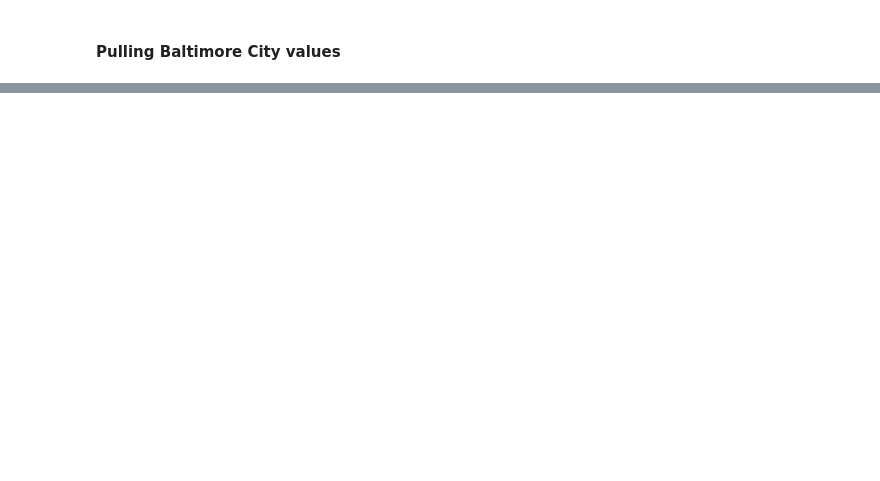
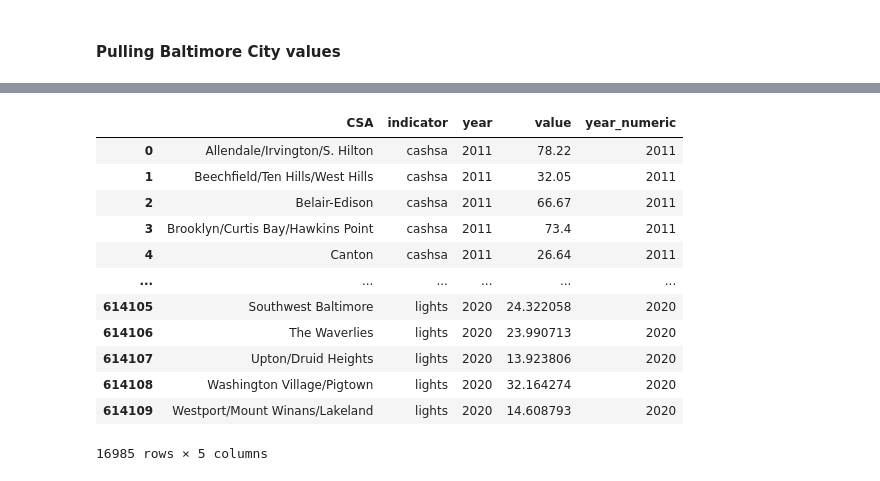
Before and after one commit to ejf78/cdc_vitalsigns, a Jupyter notebook: Vital_Signs_Data_Supplement.ipynb, the cells around one changed output, grey strips where cells are left out. Cells and saved outputs as stored; diff of their text form; code cells hidden in the pictures; blank space fills up the shorter version.

```diff
--- a/Vital_Signs_Data_Supplement.ipynb
+++ b/Vital_Signs_Data_Supplement.ipynb
@@ -154,7 +153,6 @@ new_indicator_df.head()
 # %%
 ### reformat data
-# drop geometry and objectID
-#new_indicator_df = new_indicator_df.drop(['OBJECTID','Shape__Area', 'Shape__Length', "geometry"], axis = 1)
+
 # melt (pivot longer)
 new_indicator_melted = new_indicator_df.melt(id_vars = ["CSA2010"],
                                   var_name = "year-indicator",
@@ -162,7 +160,7 @@ new_indicator_melted = new_indicator_df.melt(id_vars = ["CSA2010"],
 # drop NAs (a result of simply appending everything together)
 new_indicator_melted.dropna(subset = ["value"], inplace = True)
 # drop a strange value (indicator = 'City', value = 'Baltimore City')
-new_indicator_melted = new_indicator_melted[new_indicator_melted.value != "Baltimore City"]
+new_indicator_melted = new_indicator_melted[new_indicator_melted.value != "Baltimore City"].copy()
 # add year column
 new_indicator_melted["year"] = ['20' + i[-2:] for i in new_indicator_melted['year-indicator']]
 new_indicator_melted["year_numeric"] = [int(y) for y in new_indicator_melted.year]
@@ -267,0 +298,4 @@ https://services1.arcgis.com/mVFRs7NF4iFitgbY/arcgis/rest/services/Lights/Featur
+# %%
+# grab column order
+existing_cols = existing_df.columns
+existing_df.head(10)
@@ -267,0 +314,19 @@ https://services1.arcgis.com/mVFRs7NF4iFitgbY/arcgis/rest/services/Lights/Featur
+# %%
+# rename and reorder columns
+new_indicator_melted = new_indicator_melted.rename(columns = {"CSA2010": "CSA"})
+new_indicator_melted = new_indicator_melted[existing_cols]
+new_indicator_melted
+# %% [output]
+|  | CSA | indicator | year | value | year_numeric |
+| 0 | Allendale/Irvington/S. Hilton | cashsa | 2011 | 78.22 | 2011 |
+| 1 | Beechfield/Ten Hills/West Hills | cashsa | 2011 | 32.05 | 2011 |
+| 2 | Belair-Edison | cashsa | 2011 | 66.67 | 2011 |
+| 3 | Brooklyn/Curtis Bay/Hawkins Point | cashsa | 2011 | 73.4 | 2011 |
+| 4 | Canton | cashsa | 2011 | 26.64 | 2011 |
+| ... | ... | ... | ... | ... | ... |
+| 614105 | Southwest Baltimore | lights | 2020 | 24.322058 | 2020 |
+| 614106 | The Waverlies | lights | 2020 | 23.990713 | 2020 |
+| 614107 | Upton/Druid Heights | lights | 2020 | 13.923806 | 2020 |
+| 614108 | Washington Village/Pigtown | lights | 2020 | 32.164274 | 2020 |
+| 614109 | Westport/Mount Winans/Lakeland | lights | 2020 | 14.608793 | 2020 |
+16985 rows × 5 columns
```
Also changed, not shown: parts of 23 cells of this notebook.
